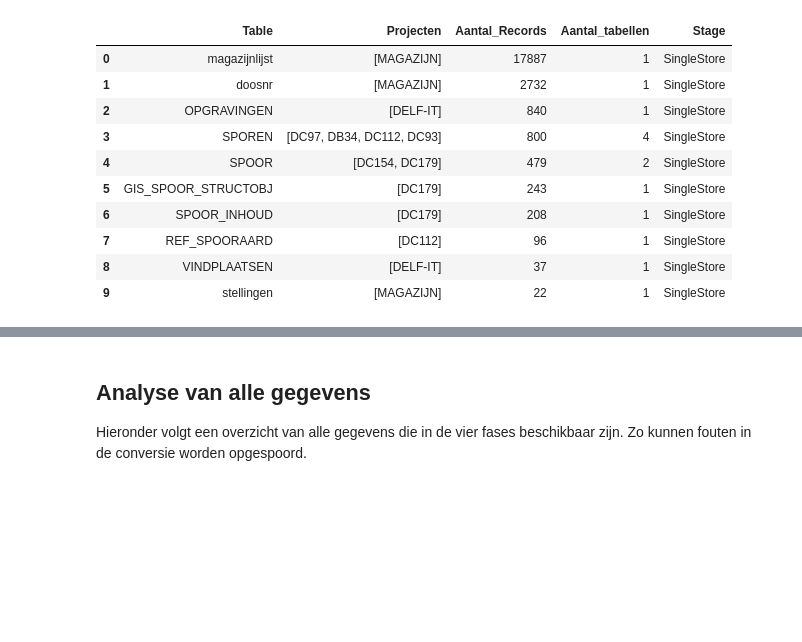
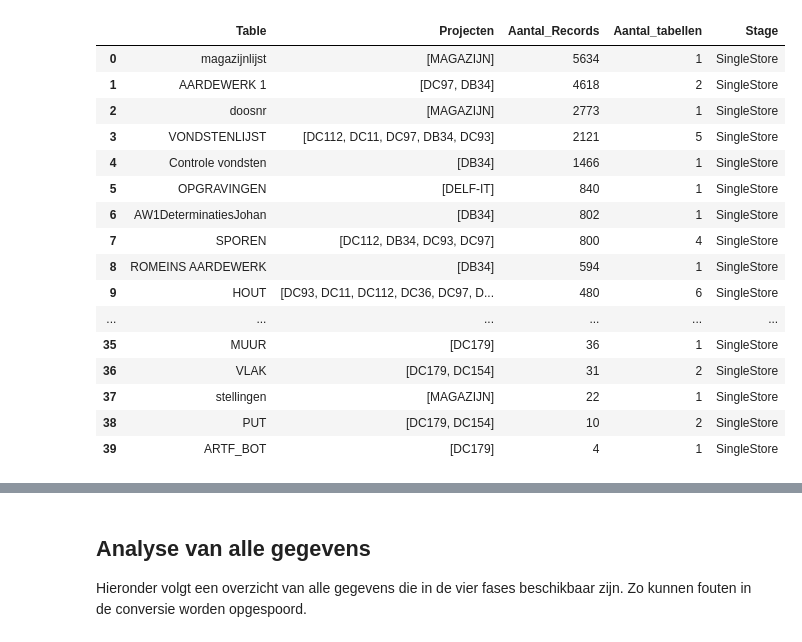
Before and after one commit to brienen/wasstraat_archeologische_data, a Jupyter notebook: notebooks/Analyse Tables.ipynb, the cells around one changed output, grey strips where cells are left out. Drawn from its saved outputs; the diff is of its cells as text; code cells hidden in the pictures; blank space fills up the shorter version.

```diff
--- a/notebooks/Analyse Tables.ipynb
+++ b/notebooks/Analyse Tables.ipynb
@@ -62,18 +62,24 @@ df_staging.head(5)
 # %%
 grp_aggr = [{'$group': {'_id': {'project': "$brondata.project", 'table': "$brondata.table"},'teller': {"$sum": 1}}}
            ,{'$replaceRoot': {'newRoot': {'project': "$_id.project", 'table': "$_id.table", 'teller': "$teller"}}}]
 
-df_singlestore = AggregateData(pd.DataFrame(list(analyseColClean.aggregate(grp_aggr))), 'SingleStore')
+df_singlestore = AggregateData(pd.DataFrame(list(analyseCol.aggregate(grp_aggr))), 'SingleStore')
 df_singlestore.head(50)
 # %% [output]
 |  | Table | Projecten | Aantal_Records | Aantal_tabellen | Stage |
-| 0 | magazijnlijst | [MAGAZIJN] | 17887 | 1 | SingleStore |
-| 1 | doosnr | [MAGAZIJN] | 2732 | 1 | SingleStore |
-| 2 | OPGRAVINGEN | [DELF-IT] | 840 | 1 | SingleStore |
-| 3 | SPOREN | [DC97, DB34, DC112, DC93] | 800 | 4 | SingleStore |
-| 4 | SPOOR | [DC154, DC179] | 479 | 2 | SingleStore |
-| 5 | GIS_SPOOR_STRUCTOBJ | [DC179] | 243 | 1 | SingleStore |
-| 6 | SPOOR_INHOUD | [DC179] | 208 | 1 | SingleStore |
-| 7 | REF_SPOORAARD | [DC112] | 96 | 1 | SingleStore |
-| 8 | VINDPLAATSEN | [DELF-IT] | 37 | 1 | SingleStore |
-| 9 | stellingen | [MAGAZIJN] | 22 | 1 | SingleStore |
+| 0 | magazijnlijst | [MAGAZIJN] | 5634 | 1 | SingleStore |
+| 1 | AARDEWERK 1 | [DC97, DB34] | 4618 | 2 | SingleStore |
+| 2 | doosnr | [MAGAZIJN] | 2773 | 1 | SingleStore |
+| 3 | VONDSTENLIJST | [DC112, DC11, DC97, DB34, DC93] | 2121 | 5 | SingleStore |
+| 4 | Controle vondsten | [DB34] | 1466 | 1 | SingleStore |
+| 5 | OPGRAVINGEN | [DELF-IT] | 840 | 1 | SingleStore |
+| 6 | AW1DeterminatiesJohan | [DB34] | 802 | 1 | SingleStore |
+| 7 | SPOREN | [DC112, DB34, DC93, DC97] | 800 | 4 | SingleStore |
+| 8 | ROMEINS AARDEWERK | [DB34] | 594 | 1 | SingleStore |
+| 9 | HOUT | [DC93, DC11, DC112, DC36, DC97, D... | 480 | 6 | SingleStore |
+| ... | ... | ... | ... | ... | ... |
+| 35 | MUUR | [DC179] | 36 | 1 | SingleStore |
+| 36 | VLAK | [DC179, DC154] | 31 | 2 | SingleStore |
+| 37 | stellingen | [MAGAZIJN] | 22 | 1 | SingleStore |
+| 38 | PUT | [DC179, DC154] | 10 | 2 | SingleStore |
+| 39 | ARTF_BOT | [DC179] | 4 | 1 | SingleStore |
```
Also changed, not shown: parts of 8 cells of this notebook, 4 other files.
